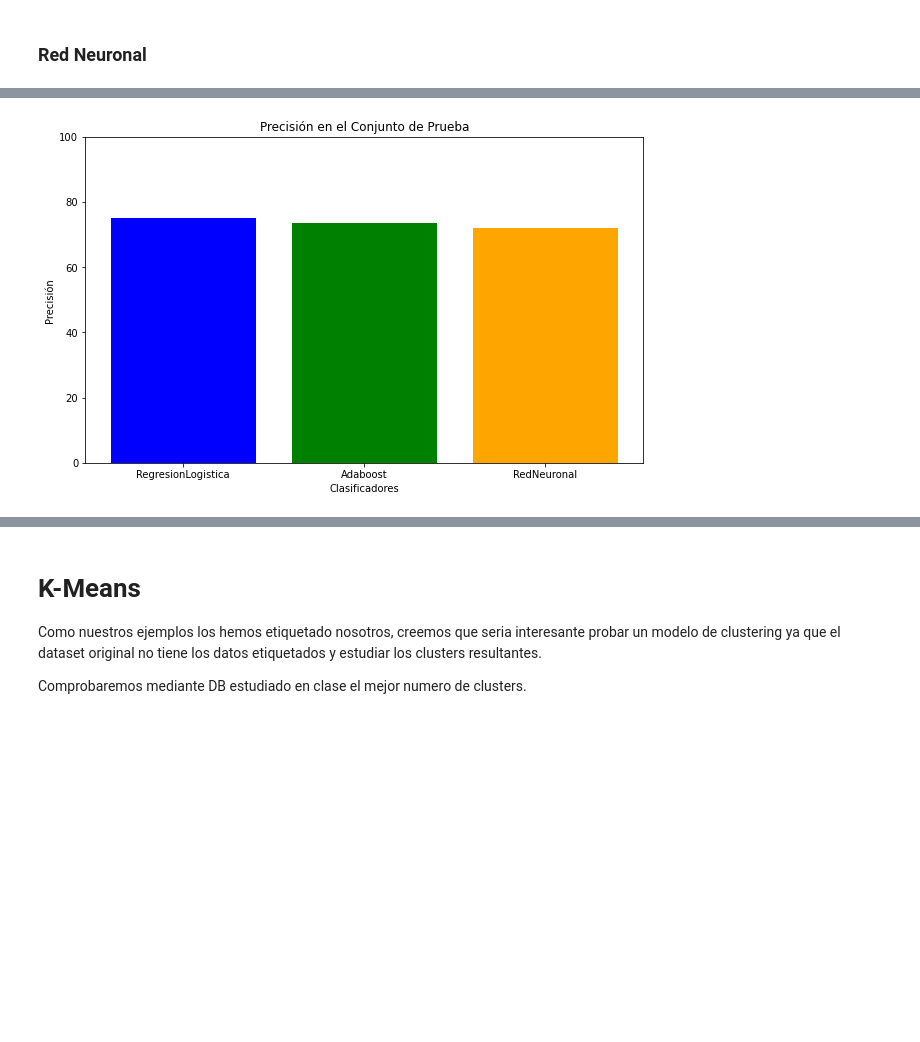
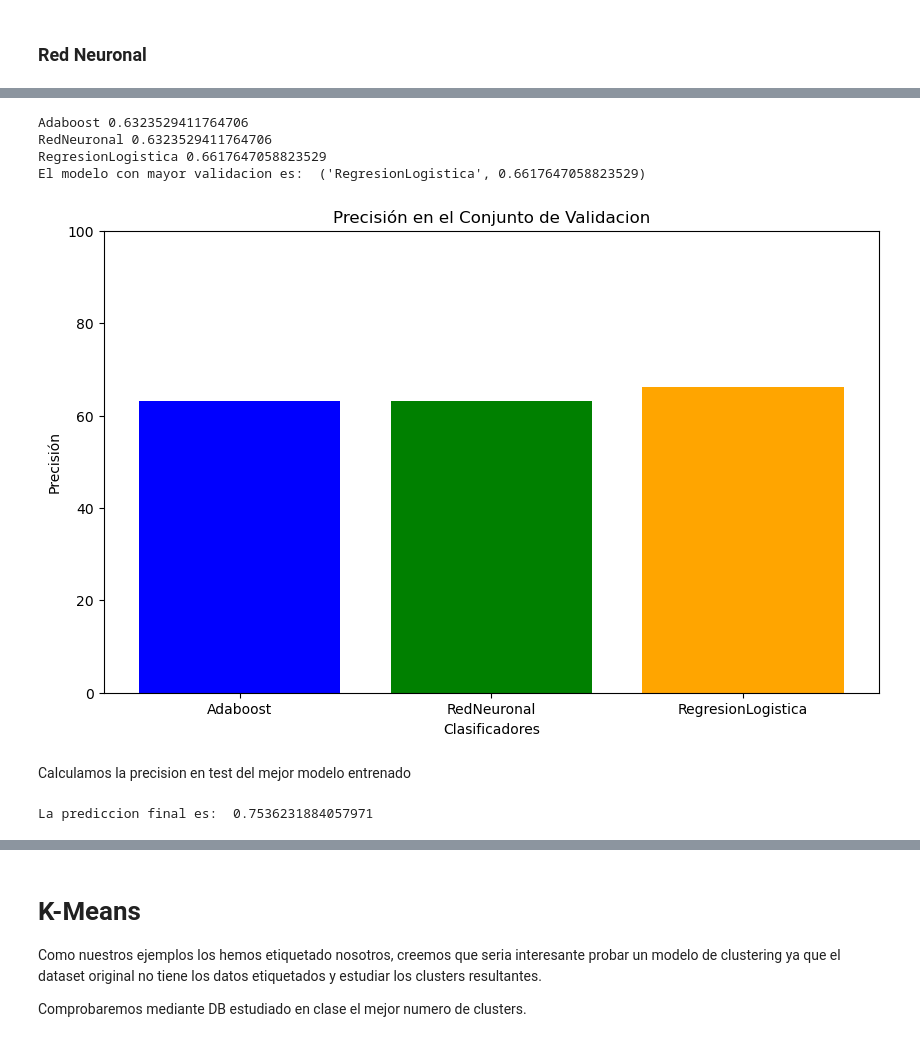
Before and after one commit to WADEBER/Trabajo-Aprendizaje, a Jupyter notebook: alcoholism.ipynb, the cells around one changed output, grey strips where cells are left out. Cells and saved outputs as stored; diff of their text form; code cells hidden in the pictures; blank space fills up the shorter version.

Commit message:
Comparador Modelos

```diff
--- a/alcoholism.ipynb
+++ b/alcoholism.ipynb
@@ -792,0 +693,16 @@ Precision test:  59.42028985507246 %
+# %%
+clasificador = MLPClassifier(solver='sgd', hidden_layer_sizes=(2*len(X_train[0]), 2), max_iter=500)
+entrenamiento = clasificador.fit(X_train, y_train_calificacion)
+y_pred = entrenamiento.predict(X_val)
+
+acc_train = accuracy_score(y_pred, y_val_calificacion)
+
+
+print(acc_train)
+
+
+plt.plot(clasificador.loss_curve_)
+plt.title('Curva de Pérdida durante el Entrenamiento')
+plt.xlabel('Época')
+plt.ylabel('Pérdida')
+plt.show()
@@ -793,38 +712,53 @@ Precision test:  59.42028985507246 %
 # %%
-clasificadores = [LogisticRegression(C=best_model_log.C, penalty=best_model_log.penalty, solver=best_model_log.solver, multi_class=best_model_log.multi_class),
-                  AdaBoostClassifier(base_estimator=DecisionTreeClassifier(criterion='entropy', max_depth=1), n_estimators=best_model_adaboost.n_estimators),
-                  MLPClassifier(hidden_layer_sizes = best_model_red.hidden_layer_sizes, max_iter=best_model_red.max_iter, solver=best_model_red.solver)]
+clasificadores_entrenados = [best_model_adaboost, best_model_red, best_model_log]
 
-nombres = ['RegresionLogistica', 'Adaboost', 'RedNeuronal']
-winners = []
-best_val = 0
+nombres = ['Adaboost', 'RedNeuronal', 'RegresionLogistica']
 
 # Inicializar precisiones
-precision = []
 ganador = (0, 0)
 bestPres = 0
 
-for i, clasificador in enumerate(clasificadores):
-    # Construir clasificador, entrenarlo, obtener precisiones
-    clasificador.fit(X_train, y_train_calificacion)
-    accTrain = 100 * clasificador.score(X_train, y_train_calificacion)
-    accVal = 100 * clasificador.score(X_val, y_val_calificacion)
-    accTest = 100 * clasificador.score(X_test, y_test_calificacion)
-    precision.append((nombres[i], accTrain, accVal, accTest))
 
+precision_val = []
+
+for i, clasificador in enumerate(clasificadores_entrenados):
+    #Iteramos en la lista clasificadores y miramos la precision de cada uno en validacion
+    y_pred_val = clasificador.predict(X_val)
+    accVal = accuracy_score(y_val_calificacion, y_pred_val)
+    precision_val.append(100 * accVal)
+    print(nombres[i], accVal)
+
+    #Guardamos la validacion maxima
     if (accVal > bestPres):
         bestPres = accVal
-        ganador = (nombres[i], accTest)
+        ganador = (nombres[i], accVal)
+        mejor_clasificador = clasificador
 
-# Precisión en el conjunto de prueba
-prec_test = [result[2] for result in precision]
-# Crear un gráfico de barras
+
+print("El modelo con mayor validacion es: ", ganador)
+
+
+
+
 plt.figure(figsize=(10, 6))
-plt.bar(nombres, prec_test, color=['blue', 'green', 'orange'])
-plt.title('Precisión en el Conjunto de Prueba')
+plt.bar(nombres, precision_val, color=['blue', 'green', 'orange'])
+plt.title('Precisión en el Conjunto de Validacion')
 plt.xlabel('Clasificadores')
 plt.ylabel('Precisión')
-plt.ylim(0, 100)  # Ajusta según tus valores de precisión
+plt.ylim(0, 100)
 plt.show()
 # %% [output]
+Adaboost 0.6323529411764706
+RedNeuronal 0.6323529411764706
+RegresionLogistica 0.6617647058823529
+El modelo con mayor validacion es:  ('RegresionLogistica', 0.6617647058823529)
-[figure, old version]
+[figure, new version]
+# %% [markdown]
+Calculamos la precision en test del mejor modelo entrenado
+# %%
+precision_test = []
+y_pred_test = mejor_clasificador.predict(X_test)
+accTest = accuracy_score(y_test_calificacion, y_pred_test)
+print("La prediccion final es: ", accTest)
+# %% [output]
+La prediccion final es:  0.7536231884057971
```
Also changed, not shown: parts of 22 cells of this notebook.
